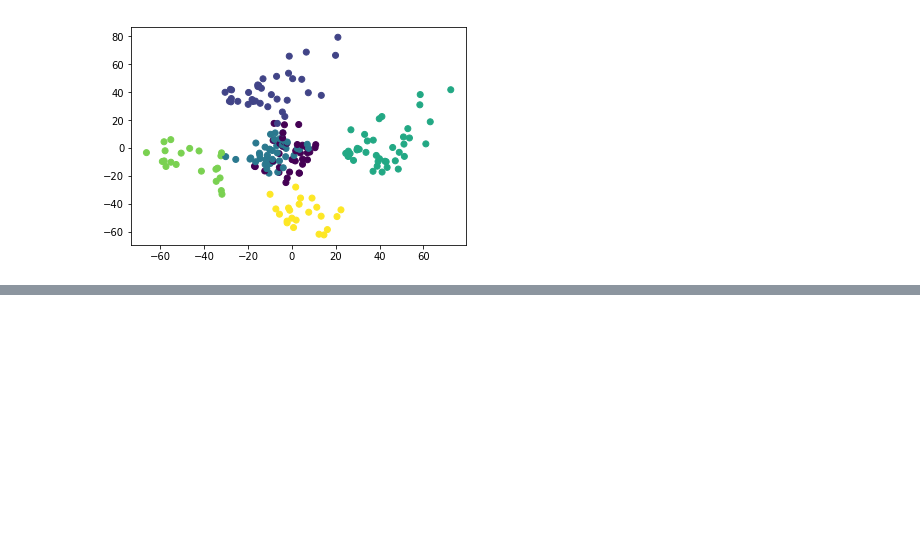
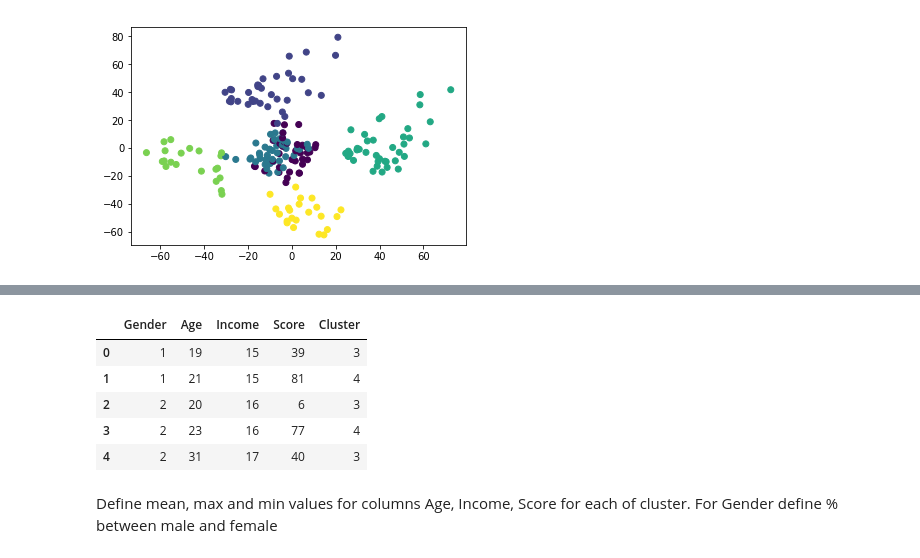
Before and after one commit to ivan-bulka/Portfolio, a Jupyter notebook: Customer_segmentation/Clustering_kmeans.ipynb, the cells around one changed output, grey strips where cells are left out. Cells and saved outputs as stored; diff of their text form; code cells hidden in the pictures; blank space fills up the shorter version.

```diff
--- a/Customer_segmentation/Clustering_kmeans.ipynb
+++ b/Customer_segmentation/Clustering_kmeans.ipynb
@@ -125,0 +157,16 @@ plt.show()
+# %%
+# Drop key_0
+data_clust.drop('key_0', axis=1, inplace=True)
+# Change name for target column
+data_clust=data_clust.rename(columns = {0:'Cluster'})
+# %%
+data_clust.head()
+# %% [output]
+|  | Gender | Age | Income | Score | Cluster |
+| 0 | 1 | 19 | 15 | 39 | 3 |
+| 1 | 1 | 21 | 15 | 81 | 4 |
+| 2 | 2 | 20 | 16 | 6 | 3 |
+| 3 | 2 | 23 | 16 | 77 | 4 |
+| 4 | 2 | 31 | 17 | 40 | 3 |
+# %% [markdown]
+Define mean, max and min values for columns Age, Income, Score for each of cluster. For Gender define % between male and female
```
Also changed, not shown: parts of 14 cells of this notebook.
